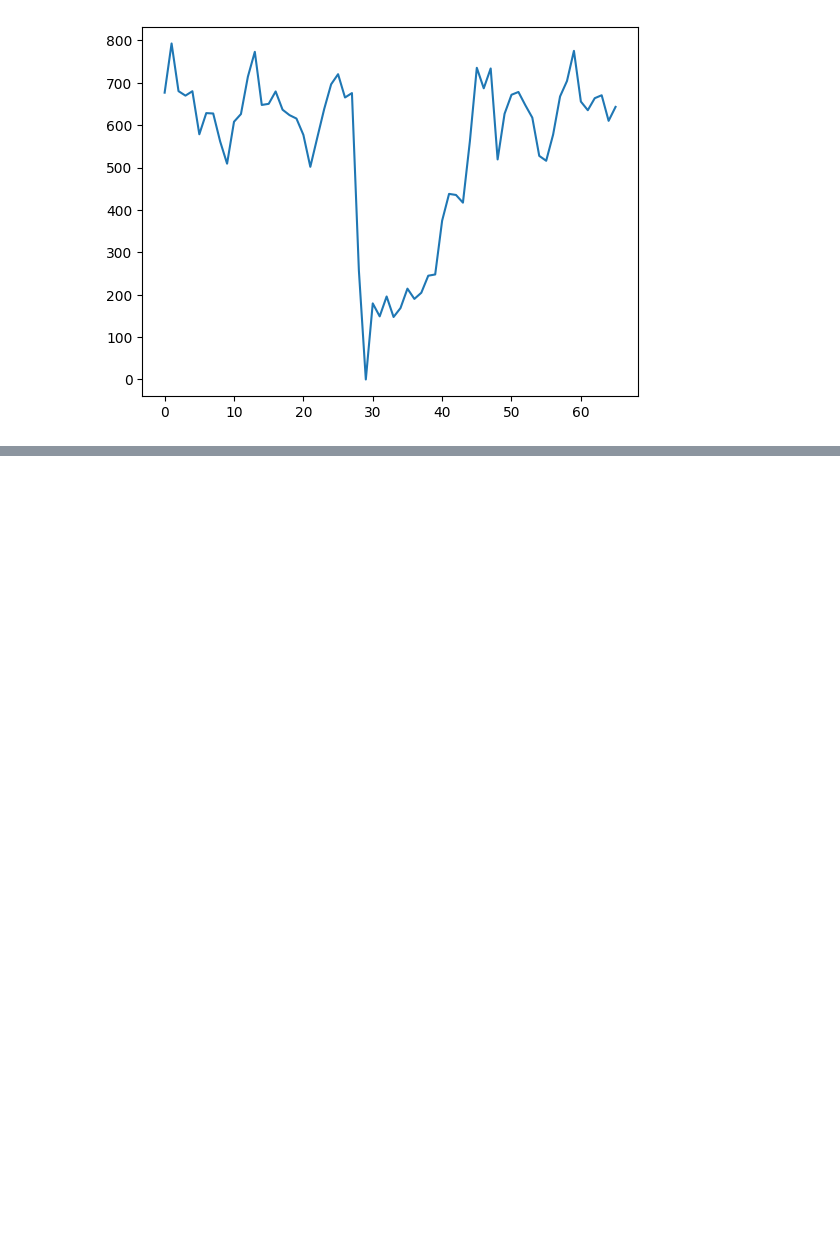
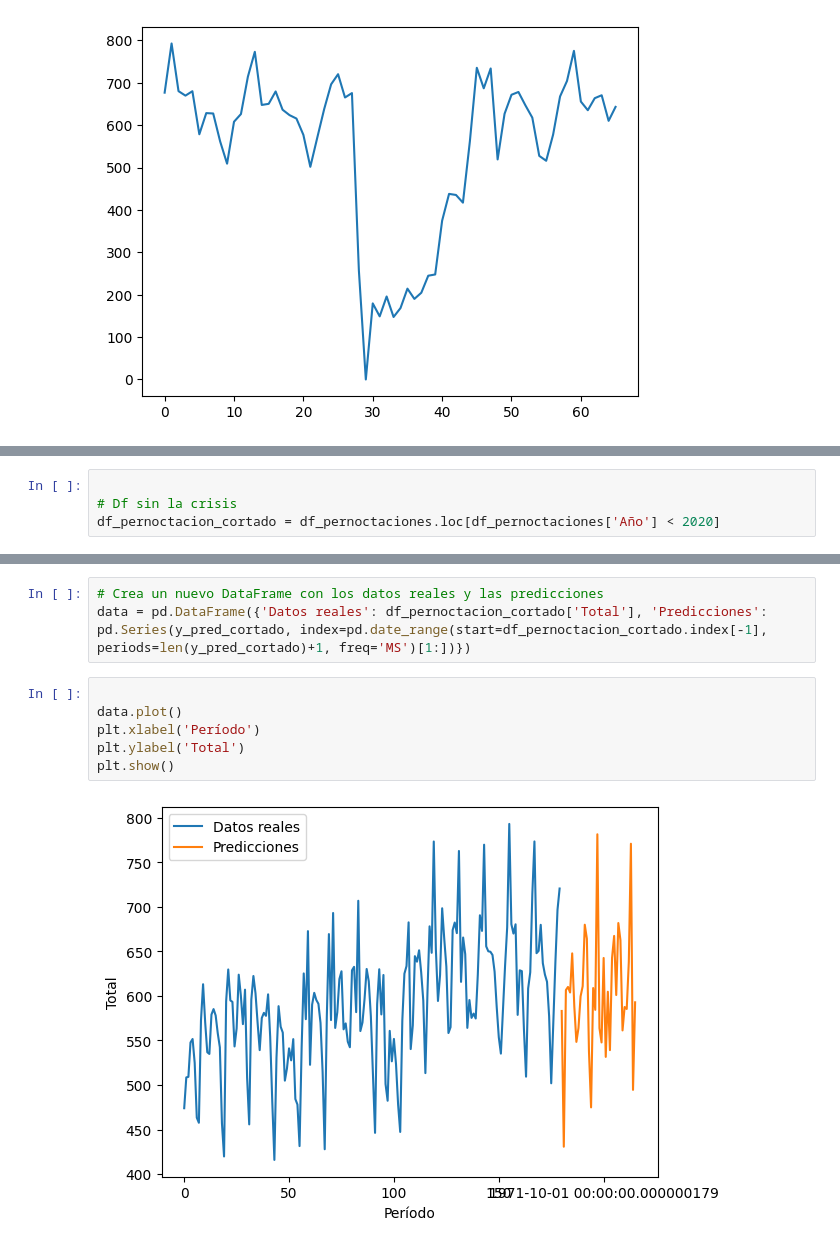
Before and after one commit to dfvinxu/desafio_data, a Jupyter notebook: data/madrid/Viajeros pernoctaciones/nacional_madrid.ipynb, the cells around one changed output, grey strips where cells are left out. Saved outputs shown, nothing was run; the diff lists cells and outputs as text; blank space fills up the shorter version.

```diff
--- a/data/madrid/Viajeros pernoctaciones/nacional_madrid.ipynb
+++ b/data/madrid/Viajeros pernoctaciones/nacional_madrid.ipynb
@@ -369,0 +455,4 @@ plt.plot(test.values)
+# %%
+
+# Df sin la crisis
+df_pernoctacion_cortado = df_pernoctaciones.loc[df_pernoctaciones['Año'] < 2020]
@@ -369,0 +474,11 @@ plt.plot(test.values)
+# %%
+# Crea un nuevo DataFrame con los datos reales y las predicciones
+data = pd.DataFrame({'Datos reales': df_pernoctacion_cortado['Total'], 'Predicciones': pd.Series(y_pred_cortado, index=pd.date_range(start=df_pernoctacion_cortado.index[-1], periods=len(y_pred_cortado)+1, freq='MS')[1:])})
+# %%
+
+data.plot()
+plt.xlabel('Período')
+plt.ylabel('Total')
+plt.show()
+# %% [output]
+[figure, added]
```
Also changed, not shown: parts of 21 cells of this notebook.
